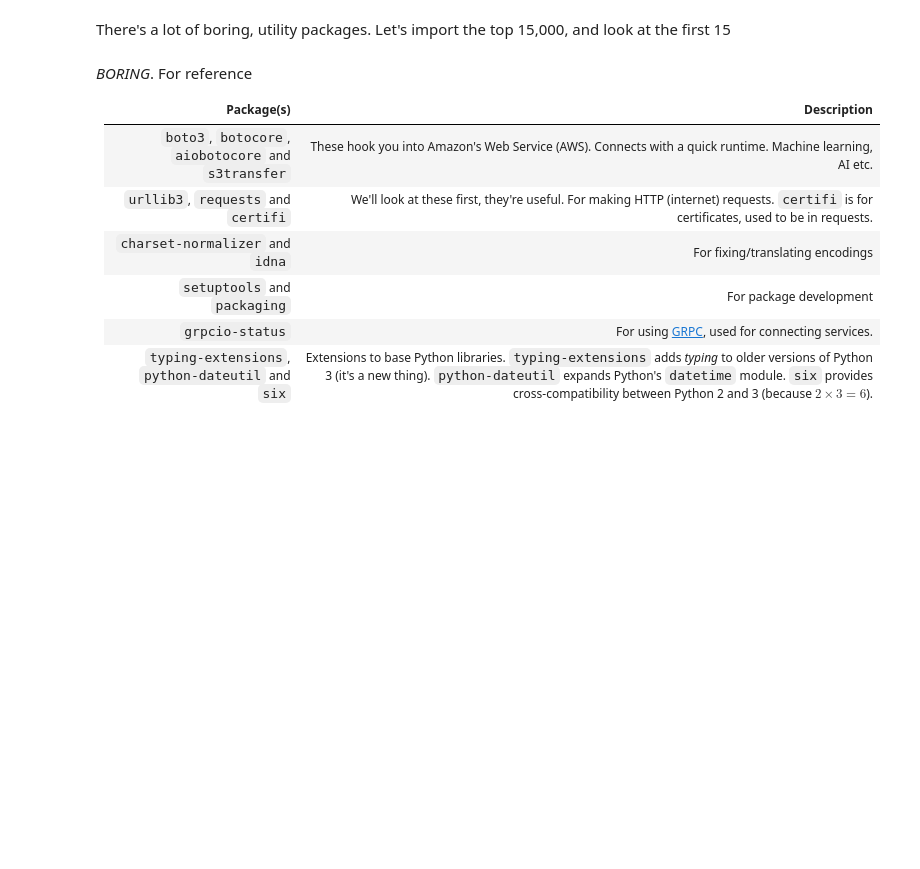
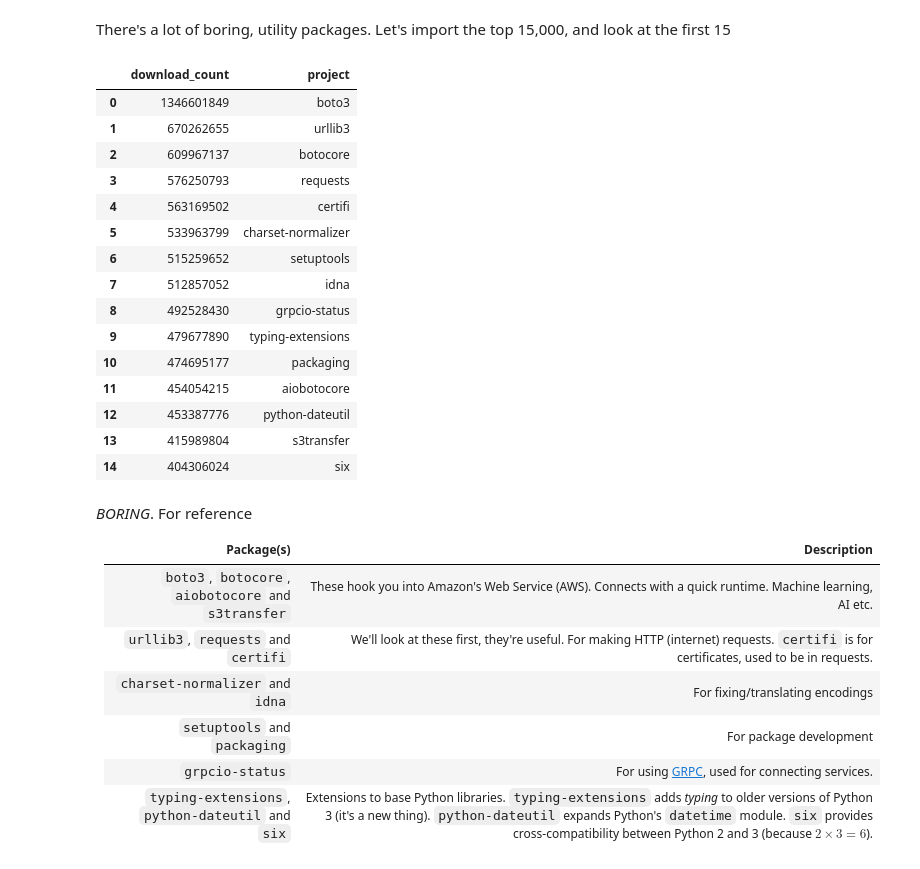
Before and after one commit to uqpug/uqpug.github.io, a Jupyter notebook: Demonstrations/top_modules/top_modules.ipynb, the cells around one changed output. Cells and saved outputs as stored; diff of their text form; code cells hidden in the pictures; blank space fills up the shorter version.

```diff
--- a/Demonstrations/top_modules/top_modules.ipynb
+++ b/Demonstrations/top_modules/top_modules.ipynb
@@ -5,8 +5,25 @@
 There's a lot of boring, utility packages. Let's import the top 15,000, and look at the first 15
 # %%
 import pandas as pd
-df = pd.read_csv("top-pypi-packages.csv")
+df = pd.read_csv("spreadsheets/top-pypi-packages.csv")
 df.head(15)
+# %% [output]
+|  | download_count | project |
+| 0 | 1346601849 | boto3 |
+| 1 | 670262655 | urllib3 |
+| 2 | 609967137 | botocore |
+| 3 | 576250793 | requests |
+| 4 | 563169502 | certifi |
+| 5 | 533963799 | charset-normalizer |
+| 6 | 515259652 | setuptools |
+| 7 | 512857052 | idna |
+| 8 | 492528430 | grpcio-status |
+| 9 | 479677890 | typing-extensions |
+| 10 | 474695177 | packaging |
+| 11 | 454054215 | aiobotocore |
+| 12 | 453387776 | python-dateutil |
+| 13 | 415989804 | s3transfer |
+| 14 | 404306024 | six |
 # %% [markdown]
 *BORING*. For reference
 
```
Also changed, not shown: parts of 13 cells of this notebook.
